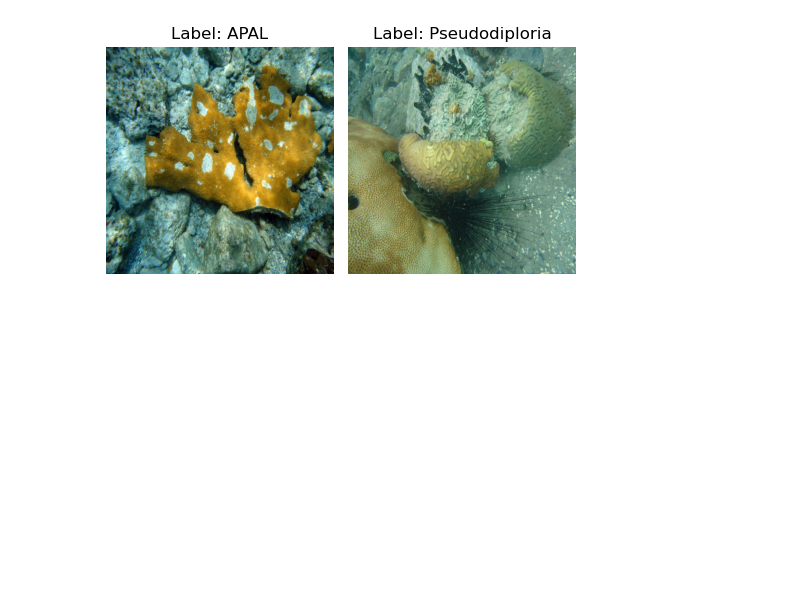
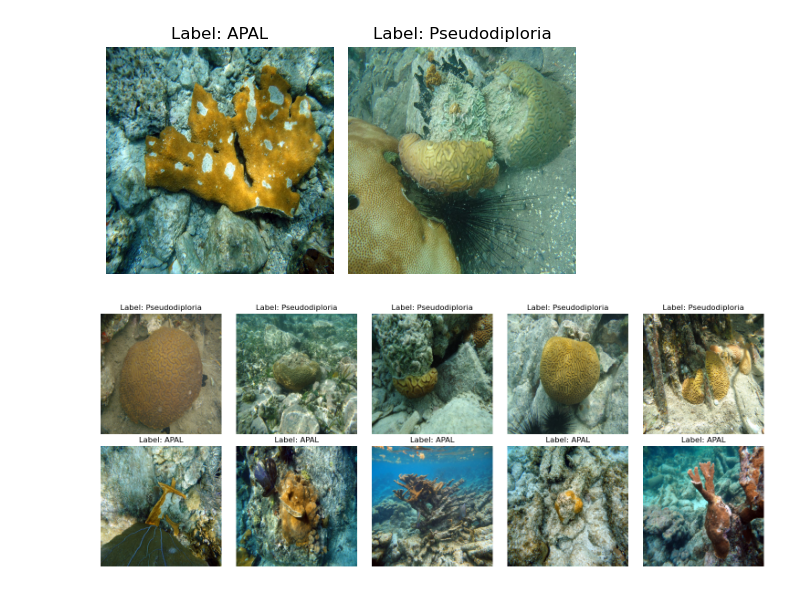
Before and after one commit to sumaiya008/Segmenting-Coral-Branch-tips, a Jupyter notebook: notebooks/1.0_loading.ipynb, the cells around one changed output. Cells and saved outputs as stored; diff of their text form; code cells hidden in the pictures; blank space fills up the shorter version.

Commit message:
displaying training images

```diff
--- a/notebooks/1.0_loading.ipynb
+++ b/notebooks/1.0_loading.ipynb
@@ -161,3 +161,42 @@ plt.tight_layout()
 plt.show()
 # %% [output]
 [figure]
+# %%
+import matplotlib.pyplot as plt
+
+# Define the number of rows and columns for the grid
+num_rows = 2
+num_columns = 5
+
+# Define the target classes
+target_classes = ["Pseudodiploria", "APAL"]
+
+# Initialize variables to count how many images have been selected for each class
+class_counts = {class_label: 0 for class_label in target_classes}
+
+# Create subplots for displaying the selected images and labels
+fig, axes = plt.subplots(num_rows, num_columns, figsize=(15, 6))
+axes = axes.ravel()
+
+for i, class_label in enumerate(target_classes):
+    for j in range(num_columns):
+        # Find the indices of all samples in the training set with the target class label
+        class_indices = [idx for idx, label in enumerate(y_train) if label == class_label]
+
+        # Ensure we don't select more images than available
+        if class_counts[class_label] < len(class_indices):
+            # Get the index of the image to display
+            selected_index = class_indices[class_counts[class_label]]
+
+            # Display the selected image and label
+            axes[i * num_columns + j].imshow(cv2.cvtColor(X_train[selected_index], cv2.COLOR_BGR2RGB))
+            axes[i * num_columns + j].set_title(f'Label: {class_label}')
+            axes[i * num_columns + j].axis("off")
+
+            # Increment the count for this class
+            class_counts[class_label] += 1
+
+plt.tight_layout()
+plt.show()
+# %% [output]
+[figure, added]
```
